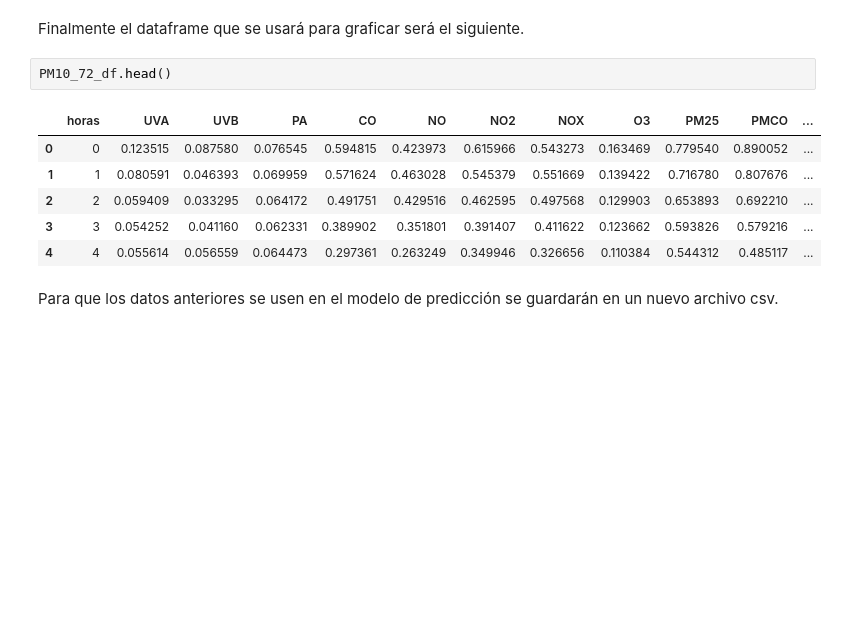
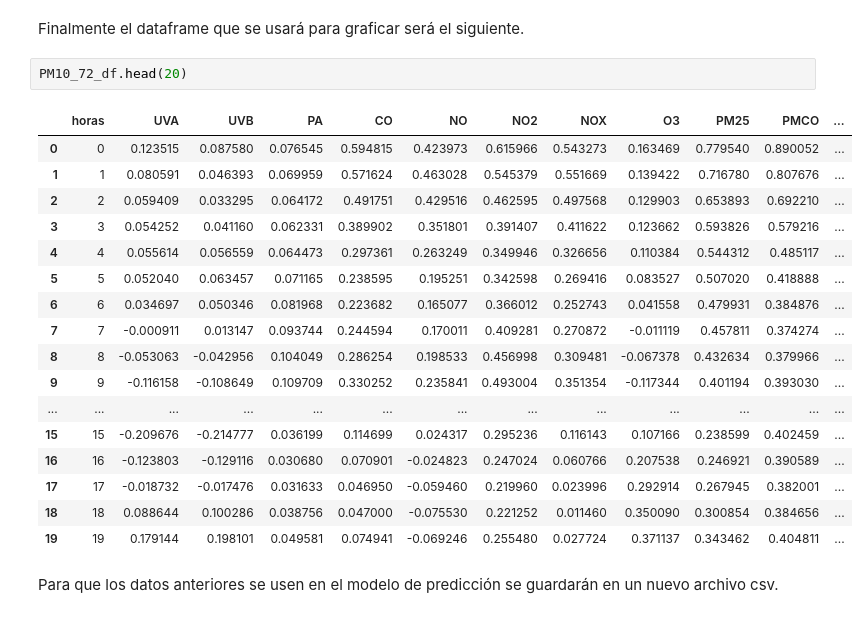
Before and after one commit to DanielBustillos/Forecast-pollution-CDMX, a Jupyter notebook: correlacion/02_correlaciones.ipynb, the cells around one changed output. Cells and saved outputs as stored; diff of their text form; blank space fills up the shorter version.

```diff
--- a/correlacion/02_correlaciones.ipynb
+++ b/correlacion/02_correlaciones.ipynb
@@ -272,14 +272,25 @@ PM10_72_df.insert(loc=0, column='horas', value=horas)
 # %% [markdown]
 Finalmente el dataframe que se usará para graficar será el siguiente.
 # %%
-PM10_72_df.head()
+PM10_72_df.head(20)
 # %% [output]
 |  | horas | UVA | UVB | PA | CO | NO | NO2 | NOX | O3 | PM25 | PMCO | ... |
 | 0 | 0 | 0.123515 | 0.087580 | 0.076545 | 0.594815 | 0.423973 | 0.615966 | 0.543273 | 0.163469 | 0.779540 | 0.890052 | ... |
 | 1 | 1 | 0.080591 | 0.046393 | 0.069959 | 0.571624 | 0.463028 | 0.545379 | 0.551669 | 0.139422 | 0.716780 | 0.807676 | ... |
 | 2 | 2 | 0.059409 | 0.033295 | 0.064172 | 0.491751 | 0.429516 | 0.462595 | 0.497568 | 0.129903 | 0.653893 | 0.692210 | ... |
 | 3 | 3 | 0.054252 | 0.041160 | 0.062331 | 0.389902 | 0.351801 | 0.391407 | 0.411622 | 0.123662 | 0.593826 | 0.579216 | ... |
 | 4 | 4 | 0.055614 | 0.056559 | 0.064473 | 0.297361 | 0.263249 | 0.349946 | 0.326656 | 0.110384 | 0.544312 | 0.485117 | ... |
+| 5 | 5 | 0.052040 | 0.063457 | 0.071165 | 0.238595 | 0.195251 | 0.342598 | 0.269416 | 0.083527 | 0.507020 | 0.418888 | ... |
+| 6 | 6 | 0.034697 | 0.050346 | 0.081968 | 0.223682 | 0.165077 | 0.366012 | 0.252743 | 0.041558 | 0.479931 | 0.384876 | ... |
+| 7 | 7 | -0.000911 | 0.013147 | 0.093744 | 0.244594 | 0.170011 | 0.409281 | 0.270872 | -0.011119 | 0.457811 | 0.374274 | ... |
+| 8 | 8 | -0.053063 | -0.042956 | 0.104049 | 0.286254 | 0.198533 | 0.456998 | 0.309481 | -0.067378 | 0.432634 | 0.379966 | ... |
+| 9 | 9 | -0.116158 | -0.108649 | 0.109709 | 0.330252 | 0.235841 | 0.493004 | 0.351354 | -0.117344 | 0.401194 | 0.393030 | ... |
+| ... | ... | ... | ... | ... | ... | ... | ... | ... | ... | ... | ... | ... |
+| 15 | 15 | -0.209676 | -0.214777 | 0.036199 | 0.114699 | 0.024317 | 0.295236 | 0.116143 | 0.107166 | 0.238599 | 0.402459 | ... |
+| 16 | 16 | -0.123803 | -0.129116 | 0.030680 | 0.070901 | -0.024823 | 0.247024 | 0.060766 | 0.207538 | 0.246921 | 0.390589 | ... |
+| 17 | 17 | -0.018732 | -0.017476 | 0.031633 | 0.046950 | -0.059460 | 0.219960 | 0.023996 | 0.292914 | 0.267945 | 0.382001 | ... |
+| 18 | 18 | 0.088644 | 0.100286 | 0.038756 | 0.047000 | -0.075530 | 0.221252 | 0.011460 | 0.350090 | 0.300854 | 0.384656 | ... |
+| 19 | 19 | 0.179144 | 0.198101 | 0.049581 | 0.074941 | -0.069246 | 0.255480 | 0.027724 | 0.371137 | 0.343462 | 0.404811 | ... |
 # %% [markdown]
 Para que los datos anteriores se usen en el modelo de predicción se guardarán en un nuevo archivo csv.
 # %%
```
Also changed, not shown: parts of 29 cells of this notebook, 9 other files.
